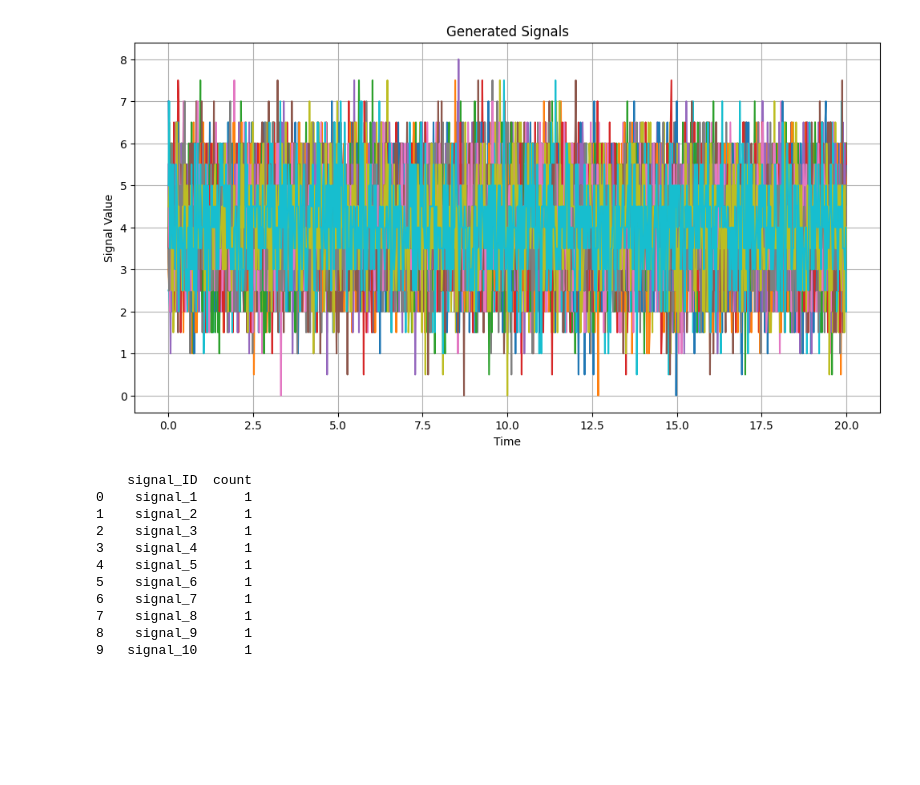
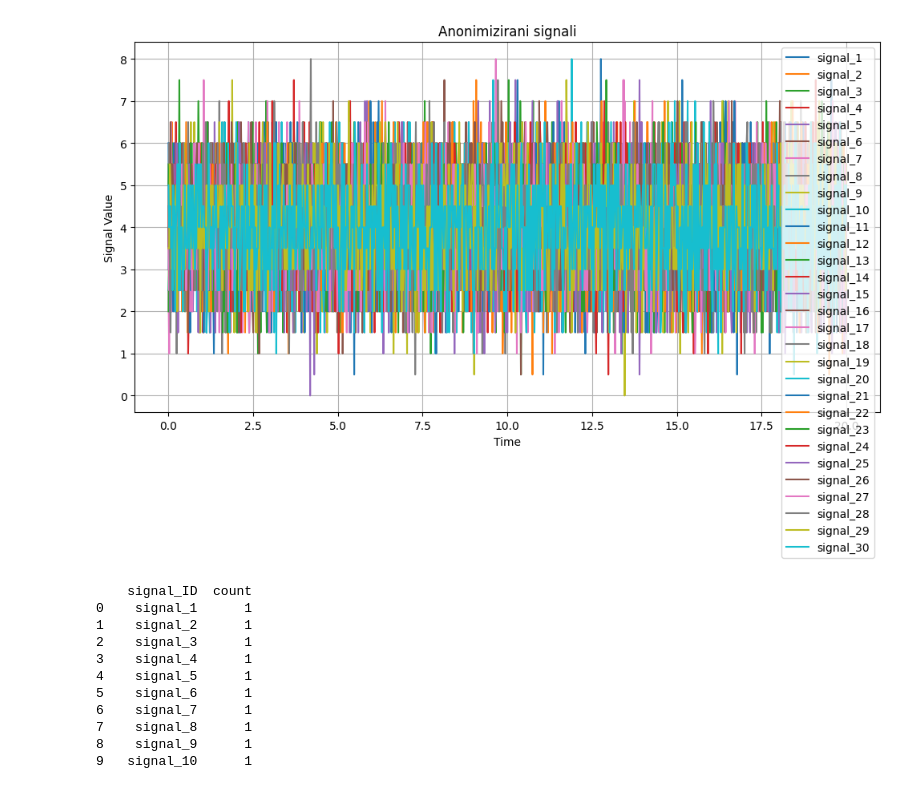
Before and after one commit to Leon-0-0-7/magistrska, a Jupyter notebook: src/anonimizacijaV1.ipynb, the cells around one changed output. Saved outputs shown, nothing was run; the diff lists cells and outputs as text; code cells hidden in the pictures; blank space fills up the shorter version.

```diff
--- a/src/anonimizacijaV1.ipynb
+++ b/src/anonimizacijaV1.ipynb
@@ -36,7 +36,7 @@ N = 30                           # Število signalov
 generiraniSignali = generate_rand_signals(time, mu, std, ac, N)
 #print(generiraniSignali)
 # %%
-def plot_signals(df):
+def plot_signals(df, title="Signal Plot"):
     """
     Funkcija za prikaz signalov iz DataFrame-a.
 
@@ -50,10 +50,10 @@ def plot_signals(df):
     for column in df.columns[1:]:  # Preskoči 'time' stolpec in nariši signale
         plt.plot(df['time'], df[column], label=column)
 
-    plt.title('Generated Signals')
+    plt.title(title)
     plt.xlabel('Time')
     plt.ylabel('Signal Value')
-    plt.legend
     plt.grid(True)
+    plt.legend()
     plt.show()
 # %%
@@ -105,6 +105,10 @@ def anonymize_signals(originalni_signali_df, method_code, method_parameters):
     """
     anonimizirani_signali_df = originalni_signali_df.copy()
 
+    # Podvzorčenje
+    subsample_rate = method_parameters.get('subsample_rate', 1)
+    anonimizirani_signali_df = anonimizirani_signali_df.iloc[::subsample_rate].reset_index(drop=True)
+
     if method_code == 'quant':
         min_val = method_parameters.get('min', 0)
         max_val = method_parameters.get('max', 10)
@@ -118,18 +122,23 @@ def anonymize_signals(originalni_signali_df, method_code, method_parameters):
         # Omeji vrednosti na [min, max]
         anonimizirani_signali_df.iloc[:, 1:] = np.clip(anonimizirani_signali_df.iloc[:, 1:], min_val, max_val)
 
+    elif method_code == 'white_noise':
+        std = method_parameters.get('std', 0.5)
+        for column in anonimizirani_signali_df.columns[1:]:
+            anonimizirani_signali_df[column] = anonimizirani_signali_df[column] + np.random.normal(0, std, len(anonimizirani_signali_df))
+
     return anonimizirani_signali_df
 # %%
 # Anonimizacija podatkov
 meth_code = 'quant'
 meth_pars = {'min': 0, 'max': 10, 'dif': 0.5}
 Y_df = anonymize_signals(generiraniSignali, meth_code, meth_pars)
 
 # Prikaz rezultatov
 #print(Y_df)
-plot_signals(Y_df)
+plot_signals(Y_df, 'Anonimizirani signali')
 # %% [output]
-[figure, old version]
+[figure, new version]
 # %%
 def anonim_count(X_df, Y_df):
     """
```
Also changed, not shown: parts of 3 cells of this notebook.
